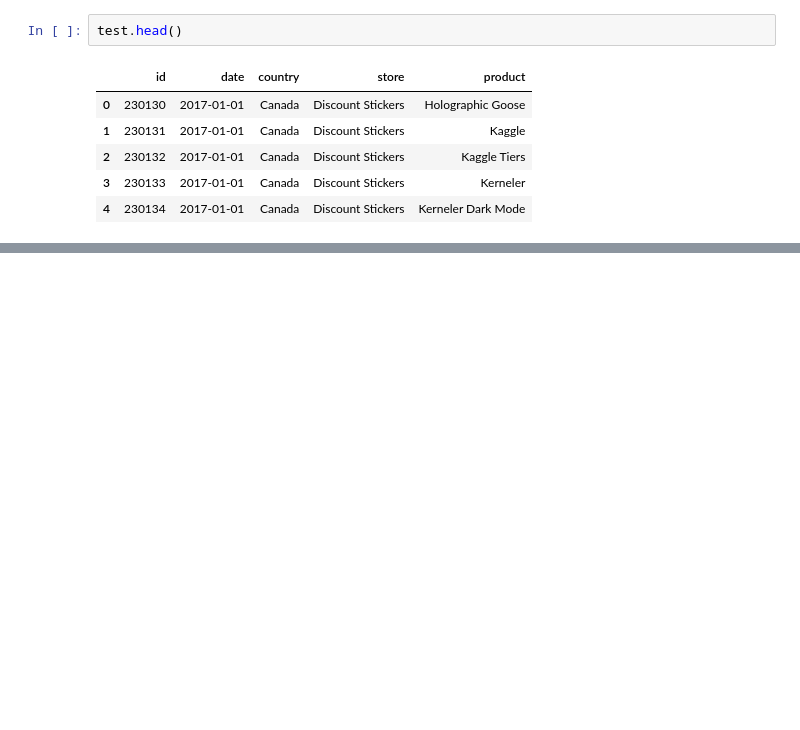
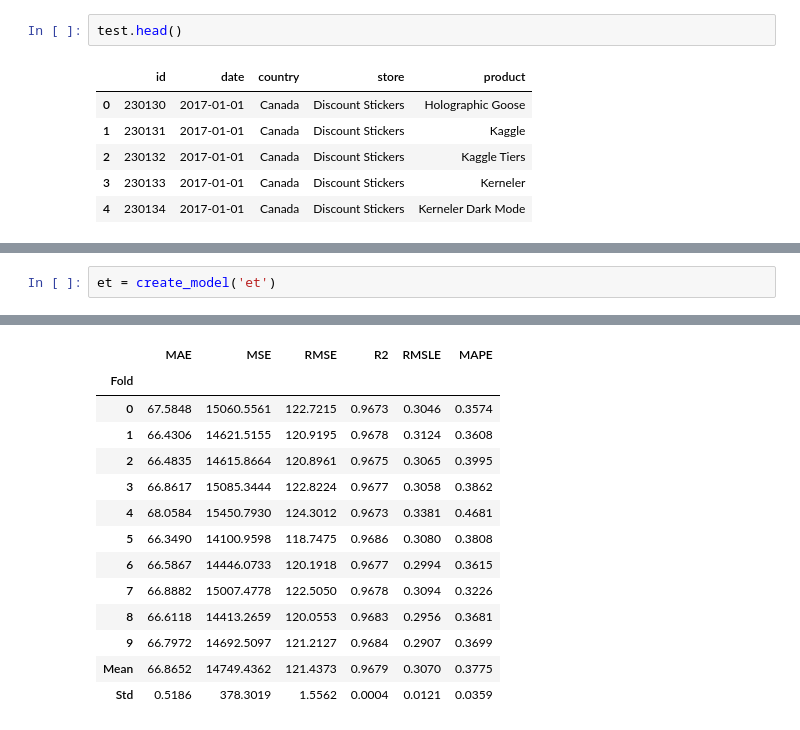
Before and after one commit to ryo0905-eng/kaggle-playground-series-s5e1, a Jupyter notebook: main.ipynb, the cells around one changed output, grey strips where cells are left out. Saved outputs shown, nothing was run; the diff lists cells and outputs as text; blank space fills up the shorter version.

```diff
--- a/main.ipynb
+++ b/main.ipynb
@@ -27,0 +167,3 @@ test.head()
+# %%
+et = create_model('et')
+# %% [output]
@@ -27,0 +171,14 @@ test.head()
+|  | MAE | MSE | RMSE | R2 | RMSLE | MAPE |
+| Fold |  |  |  |  |  |  |
+| 0 | 67.5848 | 15060.5561 | 122.7215 | 0.9673 | 0.3046 | 0.3574 |
+| 1 | 66.4306 | 14621.5155 | 120.9195 | 0.9678 | 0.3124 | 0.3608 |
+| 2 | 66.4835 | 14615.8664 | 120.8961 | 0.9675 | 0.3065 | 0.3995 |
+| 3 | 66.8617 | 15085.3444 | 122.8224 | 0.9677 | 0.3058 | 0.3862 |
+| 4 | 68.0584 | 15450.7930 | 124.3012 | 0.9673 | 0.3381 | 0.4681 |
+| 5 | 66.3490 | 14100.9598 | 118.7475 | 0.9686 | 0.3080 | 0.3808 |
+| 6 | 66.5867 | 14446.0733 | 120.1918 | 0.9677 | 0.2994 | 0.3615 |
+| 7 | 66.8882 | 15007.4778 | 122.5050 | 0.9678 | 0.3094 | 0.3226 |
+| 8 | 66.6118 | 14413.2659 | 120.0553 | 0.9683 | 0.2956 | 0.3681 |
+| 9 | 66.7972 | 14692.5097 | 121.2127 | 0.9684 | 0.2907 | 0.3699 |
+| Mean | 66.8652 | 14749.4362 | 121.4373 | 0.9679 | 0.3070 | 0.3775 |
+| Std | 0.5186 | 378.3019 | 1.5562 | 0.0004 | 0.0121 | 0.0359 |
```
Also changed, not shown: parts of 15 cells of this notebook, 1 other file.
